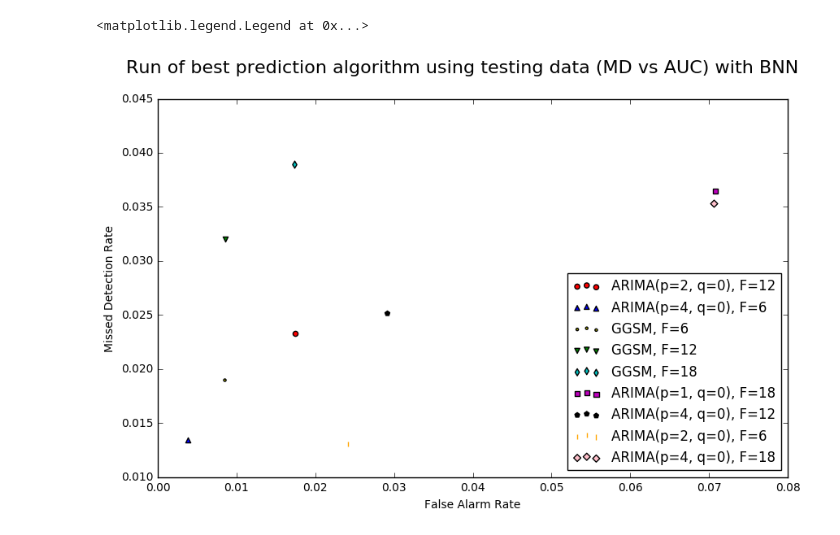
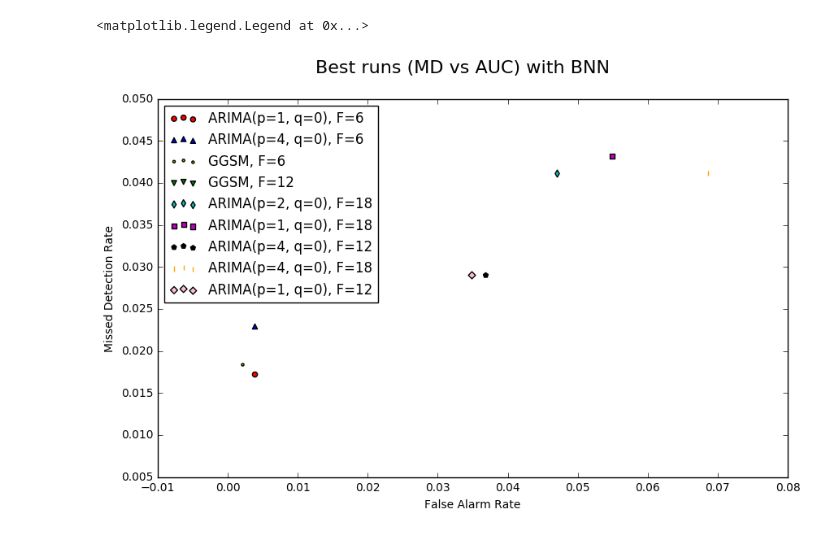
Before and after one commit to fedep3/sdl, a Jupyter notebook: BNN Prediction Results.ipynb, the cells around one changed output. Drawn from its saved outputs; the diff is of its cells as text; code cells hidden in the pictures.

Commit message:
Improved plots

```diff
--- a/BNN Prediction Results.ipynb
+++ b/BNN Prediction Results.ipynb
@@ -241,14 +295,14 @@ plt.legend(loc='upper left')
 # %%
 r = [
- 'Model=ARIMA(p=4, q=0), Past Prediction Horizon=48, Future Prediction Horizon=6, Threshold=3.375, FA=0.00383141762452, MD=0.0134099616858',
- 'Model=GGSM, Past Prediction Horizon=96, Future Prediction Horizon=6, Threshold=3.575, FA=0.0084388185654, MD=0.0189873417722',
- 'Model=ARIMA(p=2, q=0), Past Prediction Horizon=32, Future Prediction Horizon=6, Threshold=3.325, FA=0.0241635687732, MD=0.0130111524164',
- 'Model=GGSM, Past Prediction Horizon=96, Future Prediction Horizon=12, Threshold=3.275, FA=0.00854700854701, MD=0.0320512820513',
- 'Model=ARIMA(p=2, q=0), Past Prediction Horizon=48, Future Prediction Horizon=12, Threshold=3.325, FA=0.0174418604651, MD=0.0232558139535',
- 'Model=ARIMA(p=4, q=0), Past Prediction Horizon=48, Future Prediction Horizon=12, Threshold=3.325, FA=0.0290697674419, MD=0.0251937984496',
- 'Model=GGSM, Past Prediction Horizon=96, Future Prediction Horizon=18, Threshold=2.875, FA=0.017316017316, MD=0.038961038961',
- 'Model=ARIMA(p=4, q=0), Past Prediction Horizon=48, Future Prediction Horizon=18, Threshold=3.175, FA=0.0705882352941, MD=0.0352941176471',
- 'Model=ARIMA(p=1, q=0), Past Prediction Horizon=64, Future Prediction Horizon=18, Threshold=3.325, FA=0.0708502024291, MD=0.0364372469636'
+ 'Model=GGSM, Past Prediction Horizon=80, Future Prediction Horizon=6, Threshold=3.375, FA=0.00204081632653, MD=0.0183673469388',
+ 'Model=ARIMA(p=1, q=0), Past Prediction Horizon=48, Future Prediction Horizon=6, Threshold=3.375, FA=0.00383141762452, MD=0.0172413793103',
+ 'Model=ARIMA(p=4, q=0), Past Prediction Horizon=48, Future Prediction Horizon=6, Threshold=3.325, FA=0.00383141762452, MD=0.0229885057471',
+ 'Model=GGSM, Past Prediction Horizon=80, Future Prediction Horizon=12, Threshold=3.275, FA=0.00413223140496, MD=0.0309917355372',
+ 'Model=ARIMA(p=1, q=0), Past Prediction Horizon=48, Future Prediction Horizon=12, Threshold=3.175, FA=0.0348837209302, MD=0.0290697674419',
+ 'Model=ARIMA(p=4, q=0), Past Prediction Horizon=48, Future Prediction Horizon=12, Threshold=3.225, FA=0.0368217054264, MD=0.0290697674419',
+ 'Model=ARIMA(p=2, q=0), Past Prediction Horizon=48, Future Prediction Horizon=18, Threshold=3.075, FA=0.0470588235294, MD=0.0411764705882',
+ 'Model=ARIMA(p=1, q=0), Past Prediction Horizon=48, Future Prediction Horizon=18, Threshold=3.125, FA=0.0549019607843, MD=0.043137254902',
+ 'Model=ARIMA(p=4, q=0), Past Prediction Horizon=48, Future Prediction Horizon=18, Threshold=3.075, FA=0.0686274509804, MD=0.0411764705882'
 ]
 algorithm_results = dict()
 
@@ -259,33 +313,34 @@ for line in r:
         algorithm = toks[0].replace('Model=', '')+ ', F=' + toks[2].split('=')[1]
     else:
         algorithm = toks[0].replace('Model=', '') + ', ' + toks[1] + ', F=' + toks[3].split('=')[1]
 
     if algorithm not in algorithm_results:
         algorithm_results[algorithm] = []
 
     if len(toks) == 6:
         algorithm_results[algorithm].append(map(lambda t: float(t.split('=')[1]), toks[4:]))
     else:
         algorithm_results[algorithm].append(map(lambda t: float(t.split('=')[1]), toks[5:]))
 
 fig = plt.figure(figsize=(10, 6))
-fig.suptitle('Run of best prediction algorithm using testing data (MD vs AUC) with BNN', fontsize=16)
+fig.suptitle('Best runs (MD vs AUC) with BNN', fontsize=16)
 ax = fig.add_subplot(111)
 ax.set_xlabel('False Alarm Rate')
 ax.set_ylabel('Missed Detection Rate')
 
 colors_and_markers = [('r', 'o'), ('b', '^'), ('y', '.'), ('g', 'v'),
                       ('c', 'd'), ('m', 's'), ('k', 'p'), ('#FFA500', '|'), ('#FFC0CB', 'D')]
 count = 0
+print
 for algorithm, algorithm_result in algorithm_results.iteritems():
     x = [r[0] for r in algorithm_result]
     y = [r[1] for r in algorithm_result]
 
     c, m = colors_and_markers[count]
     count += 1
     ax.scatter(x, y, c=c, marker=m, label=algorithm)
 
-plt.legend(loc='lower right')
+plt.legend(loc='upper left')
 # %% [output]
 <matplotlib.legend.Legend at 0x...>
-[figure, old version]
+[figure, new version]
```
Also changed, not shown: parts of 7 cells of this notebook, 3 other files.
